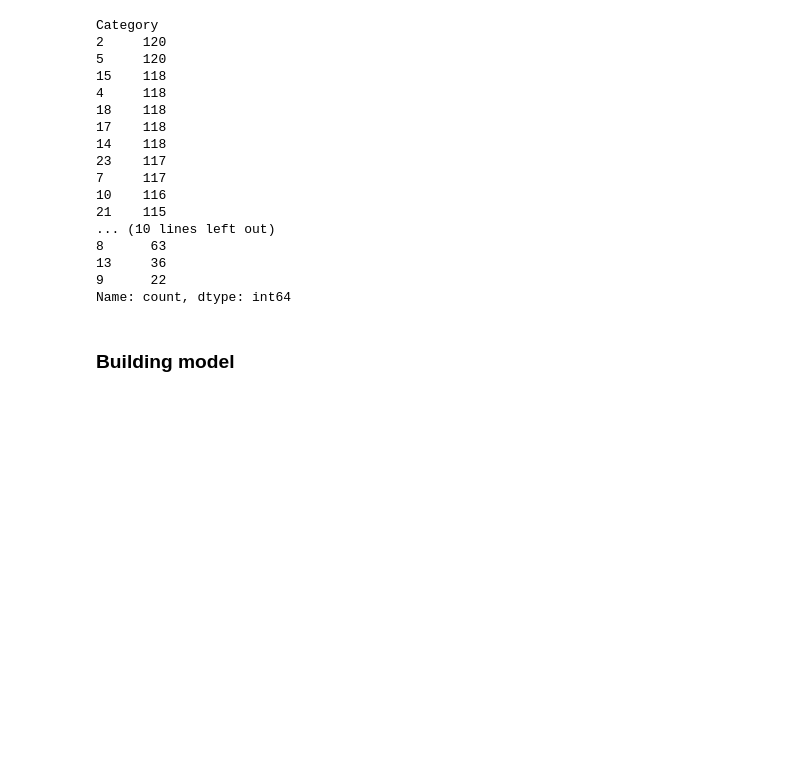
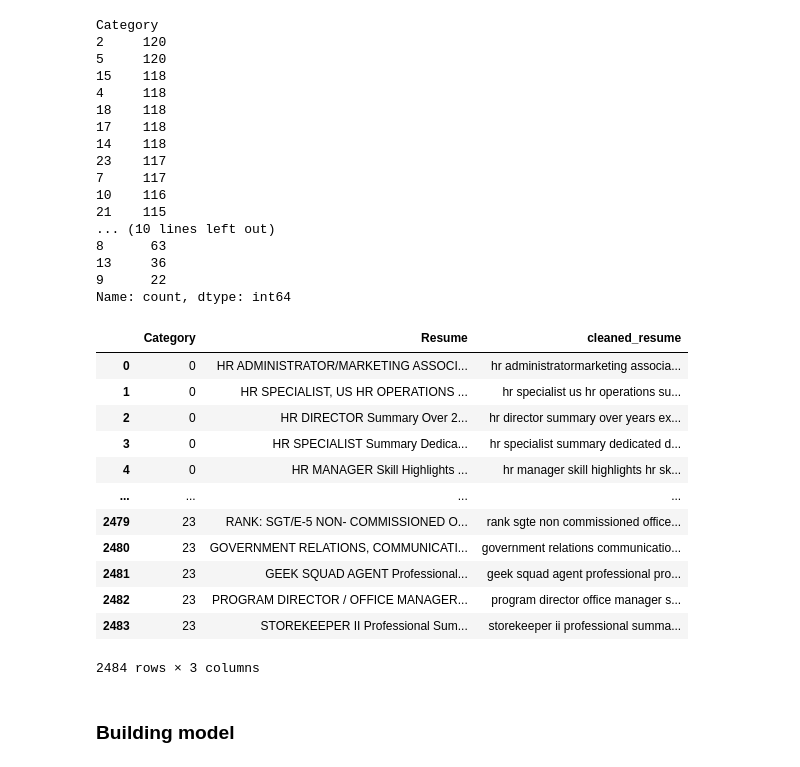
Before and after one commit to shohanursobuj/resume_categorization, a Jupyter notebook: resume_categorization.ipynb, the cells around one changed output. Saved outputs shown, nothing was run; the diff lists cells and outputs as text; code cells hidden in the pictures; blank space fills up the shorter version.

```diff
--- a/resume_categorization.ipynb
+++ b/resume_categorization.ipynb
@@ -245,6 +246,22 @@ Category
 13     36
 9      22
 Name: count, dtype: int64
+# %%
+df
+# %% [output]
+|  | Category | Resume | cleaned_resume |
+| 0 | 0 | HR ADMINISTRATOR/MARKETING ASSOCI... | hr administratormarketing associa... |
+| 1 | 0 | HR SPECIALIST, US HR OPERATIONS ... | hr specialist us hr operations su... |
+| 2 | 0 | HR DIRECTOR Summary Over 2... | hr director summary over years ex... |
+| 3 | 0 | HR SPECIALIST Summary Dedica... | hr specialist summary dedicated d... |
+| 4 | 0 | HR MANAGER Skill Highlights ... | hr manager skill highlights hr sk... |
+| ... | ... | ... | ... |
+| 2479 | 23 | RANK: SGT/E-5 NON- COMMISSIONED O... | rank sgte non commissioned office... |
+| 2480 | 23 | GOVERNMENT RELATIONS, COMMUNICATI... | government relations communicatio... |
+| 2481 | 23 | GEEK SQUAD AGENT Professional... | geek squad agent professional pro... |
+| 2482 | 23 | PROGRAM DIRECTOR / OFFICE MANAGER... | program director office manager s... |
+| 2483 | 23 | STOREKEEPER II Professional Sum... | storekeeper ii professional summa... |
+2484 rows × 3 columns
 # %% [markdown]
 ### Building model
 # %%
```
Also changed, not shown: parts of 10 cells of this notebook.
